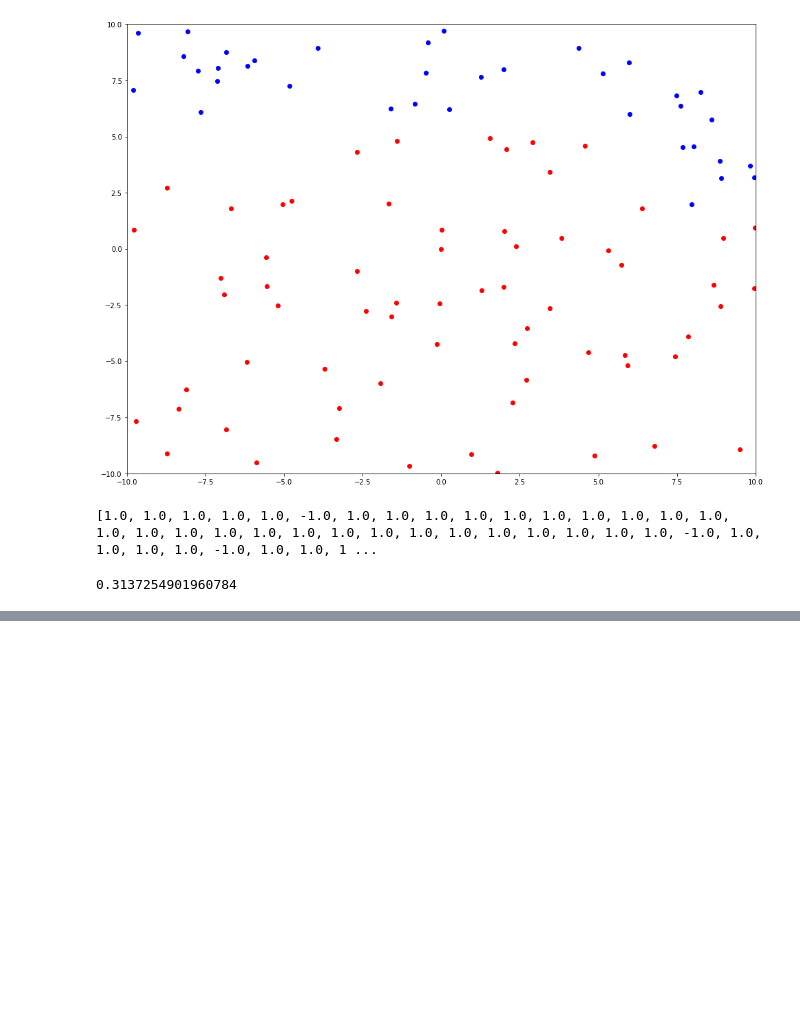
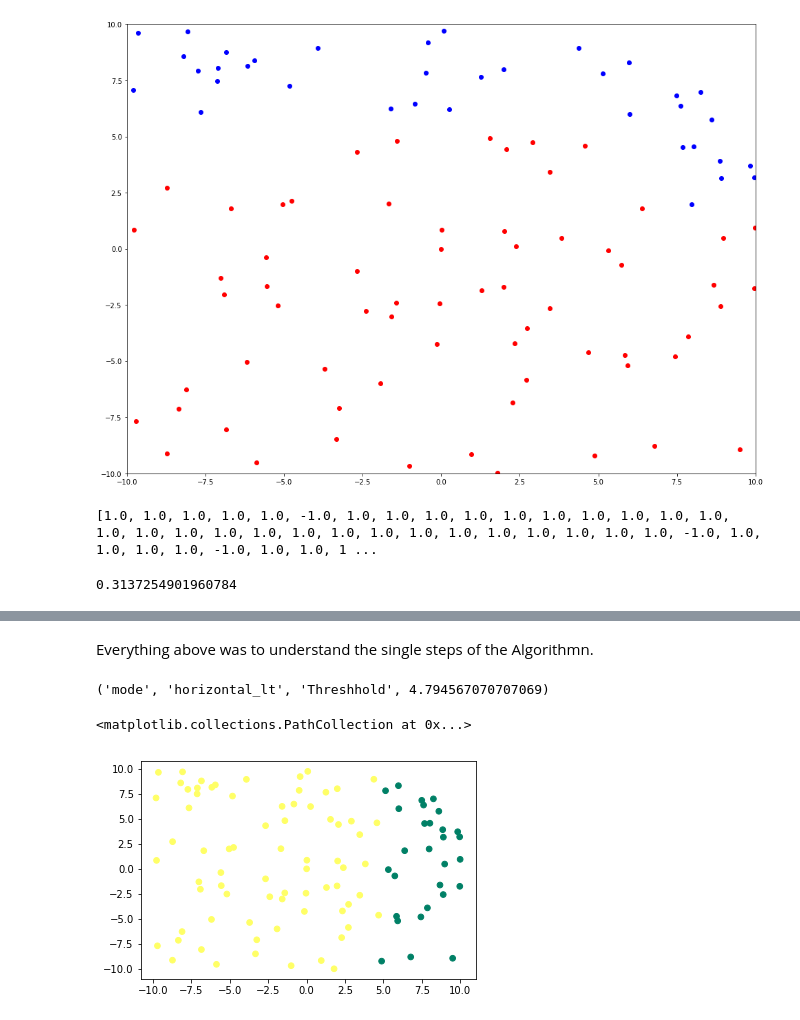
Before and after one commit to LuqmanSatrio/ML, a Jupyter notebook: Übungen/Übung5/Untitled.ipynb, the cells around one changed output, grey strips where cells are left out. Drawn from its saved outputs; the diff is of its cells as text; code cells hidden in the pictures; blank space fills up the shorter version.

```diff
--- a/Übungen/Übung5/Untitled.ipynb
+++ b/Übungen/Übung5/Untitled.ipynb
@@ -158,0 +189,22 @@ empiric_error_rate(classified_point[0:40],classified_point[40:])
+# %% [markdown]
+Everything above was to understand the single steps of the Algorithmn.
+# %%
+# We read the raw data of dataCircles
+with open('dataCircle.txt') as f:
+    read_data = f.read()
+f.close()
+#raw_data = [data_line.rstrip().split() for data_line in read_data ]
+#data = [tuple(map(lambda x: float(x), line)) for line in raw_data]
+
+# Bringin Data into correct shape for the ongoing Algorithmn
+read_data_string = read_data.split('\r')
+data_circle_string= list(map(lambda x: x.split(), read_data_string))
+
+data_circle = []
+for liste in data_circle_string:
+    data_circle.append(list(map(lambda x: float(x), liste)))
+
+XY = np.asarray(data_circle)
+X = XY[:,:2]
+Y = np.squeeze(XY[:,2:], axis=1)
+D = np.ones_like(np.ones(102)) / len(X)
@@ -158,0 +257,10 @@ empiric_error_rate(classified_point[0:40],classified_point[40:])
+# %%
+#First weak classifier. This is what we get!
+wc = FlatCut()
+wc.fit(X,Y)
+p = wc.predict(X)
+scatter(X[:,0], X[:,1], c= p, s=32, cmap='summer')
+# %% [output]
+('mode', 'horizontal_lt', 'Threshhold', 4.794567070707069)
+<matplotlib.collections.PathCollection at 0x...>
+[figure, added]
```
Also changed, not shown: parts of 18 cells of this notebook.
